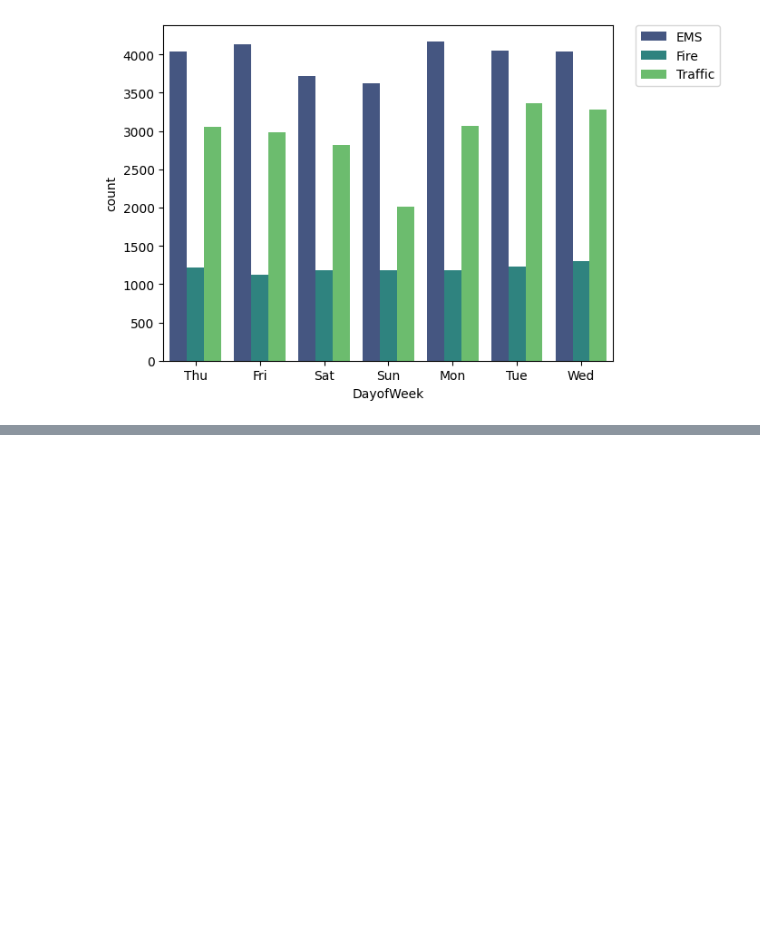
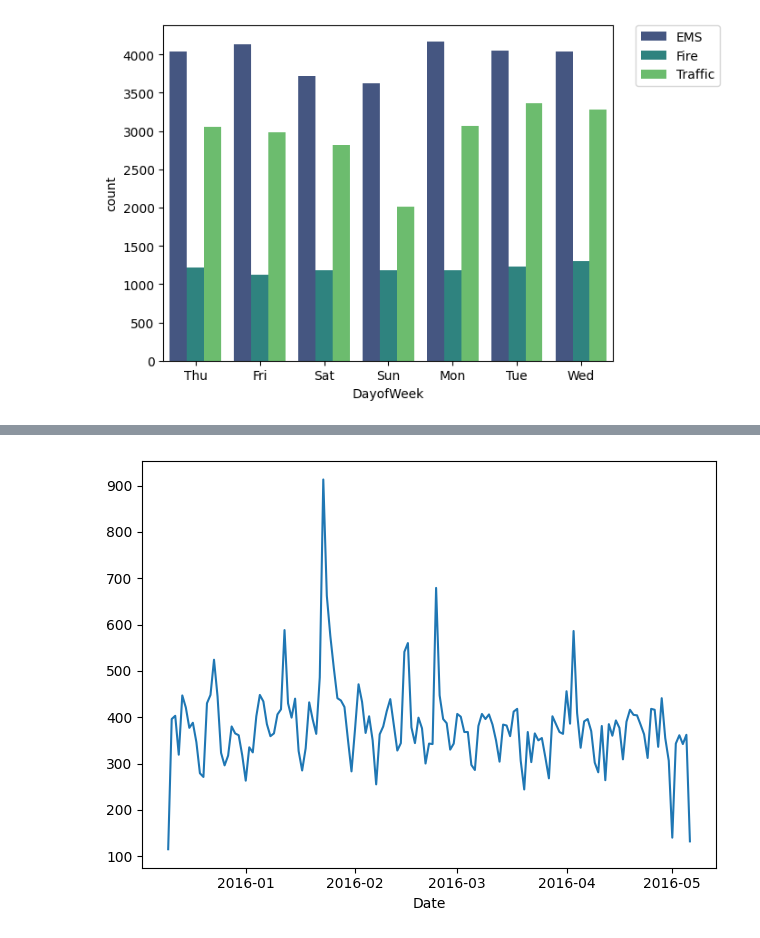
Before and after one commit to Gcango/Analise_Explor_Descritiva_das_Ligacoes_911, a Jupyter notebook: Exploração_Analise_911.ipynb, the cells around one changed output, grey strips where cells are left out. Cells and saved outputs as stored; diff of their text form; code cells hidden in the pictures; blank space fills up the shorter version.

```diff
--- a/Exploração_Analise_911.ipynb
+++ b/Exploração_Analise_911.ipynb
@@ -232,0 +267,4 @@ plt.legend(bbox_to_anchor=(1.05, 1), loc=2, borderaxespad=0.);
+# %%
+var_t = dados['timeStamp'].iloc[0]
+# %%
+dados['Date'] = dados['timeStamp'].apply(lambda var_t:var_t.date())
@@ -232,0 +297,5 @@ plt.legend(bbox_to_anchor=(1.05, 1), loc=2, borderaxespad=0.);
+# %%
+dados.groupby('Date').count()['lat'].plot()
+plt.tight_layout()
+# %% [output]
+[figure, added]
```
Also changed, not shown: parts of 25 cells of this notebook.
